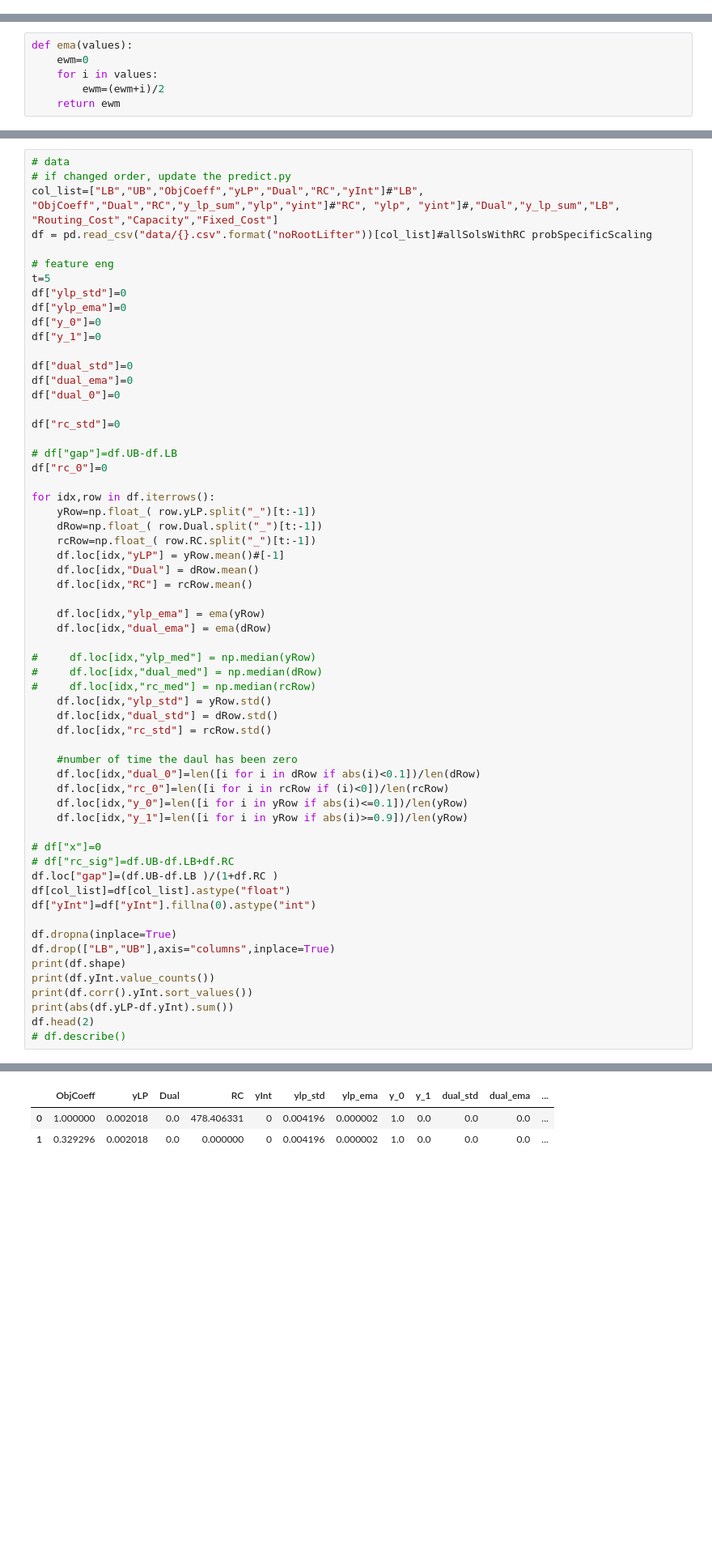
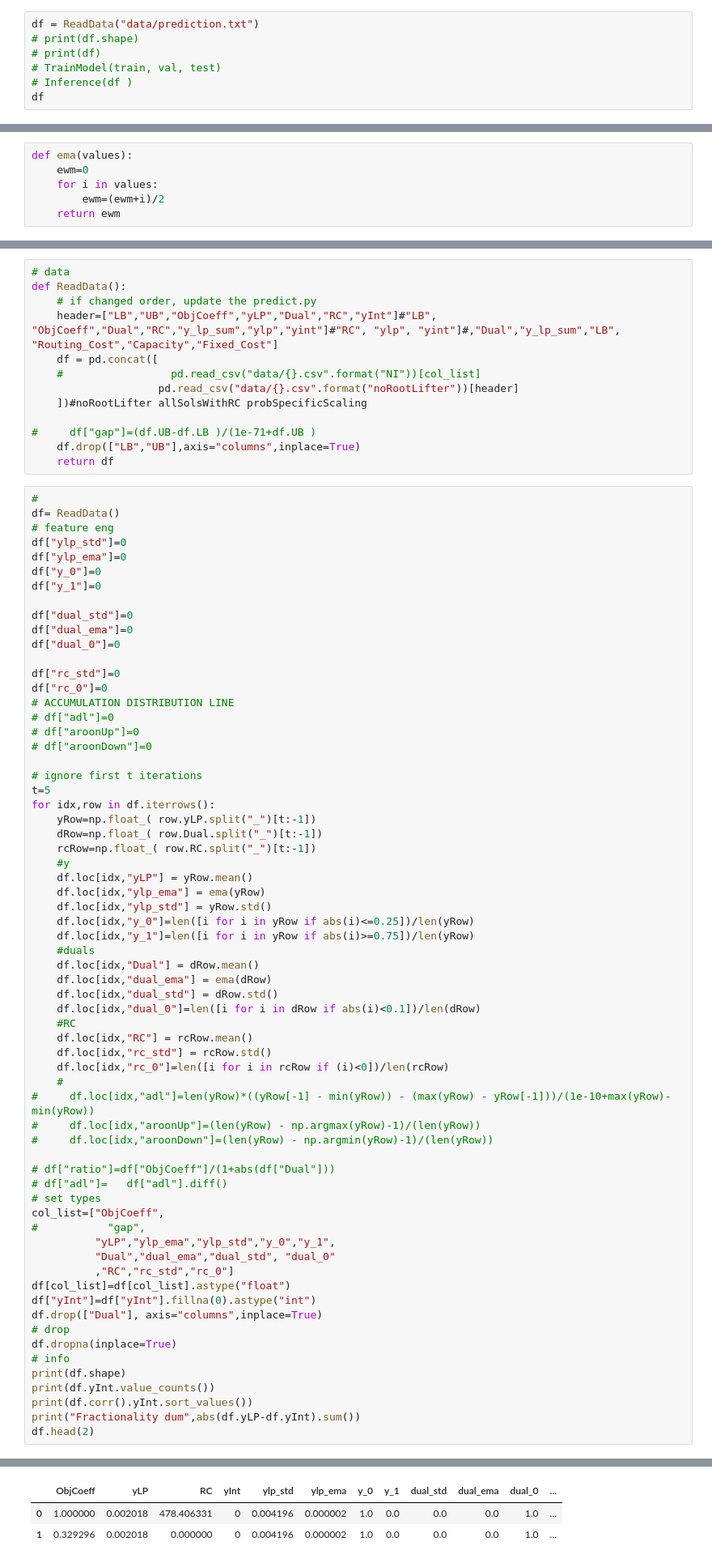
Before and after one commit to Ragheb2464/BCompose, a Jupyter notebook: contrib/ML/ML.ipynb, the cells around one changed output, grey strips where cells are left out. Shown: that part at 81% size. Drawn from its saved outputs; the diff is of its cells as text; blank space fills up the shorter version.

```diff
--- a/contrib/ML/ML.ipynb
+++ b/contrib/ML/ML.ipynb
@@ -0,0 +4,7 @@
+# %%
+df = ReadData("data/prediction.txt")
+# print(df.shape)
+# print(df)
+# TrainModel(train, val, test)
+# Inference(df )
+df
@@ -32,11 +78,20 @@ def ema(values):
+# %%
+# data
+def ReadData():
+    # if changed order, update the predict.py
+    header=["LB","UB","ObjCoeff","yLP","Dual","RC","yInt"]#"LB", "ObjCoeff","Dual","RC","y_lp_sum","ylp","yint"]#"RC", "ylp", "yint"]#,"Dual","y_lp_sum","LB", "Routing_Cost","Capacity","Fixed_Cost"]
+    df = pd.concat([
+    #                 pd.read_csv("data/{}.csv".format("NI"))[col_list]
+                    pd.read_csv("data/{}.csv".format("noRootLifter"))[header]
+    ])#noRootLifter allSolsWithRC probSpecificScaling
+
+#     df["gap"]=(df.UB-df.LB )/(1e-71+df.UB )
+    df.drop(["LB","UB"],axis="columns",inplace=True)
+    return df
 # %%
-# data
-# if changed order, update the predict.py
-col_list=["LB","UB","ObjCoeff","yLP","Dual","RC","yInt"]#"LB", "ObjCoeff","Dual","RC","y_lp_sum","ylp","yint"]#"RC", "ylp", "yint"]#,"Dual","y_lp_sum","LB", "Routing_Cost","Capacity","Fixed_Cost"]
-df = pd.read_csv("data/{}.csv".format("noRootLifter"))[col_list]#allSolsWithRC probSpecificScaling
-
+#
+df= ReadData()
 # feature eng
-t=5
 df["ylp_std"]=0
 df["ylp_ema"]=0
 df["y_0"]=0
@@ -47,46 +102,55 @@ df["dual_ema"]=0
 df["dual_0"]=0
 
 df["rc_std"]=0
+df["rc_0"]=0
+# ACCUMULATION DISTRIBUTION LINE
+# df["adl"]=0
+# df["aroonUp"]=0
+# df["aroonDown"]=0
 
-# df["gap"]=df.UB-df.LB
-df["rc_0"]=0
-
+# ignore first t iterations
+t=5
 for idx,row in df.iterrows():
     yRow=np.float_( row.yLP.split("_")[t:-1])
     dRow=np.float_( row.Dual.split("_")[t:-1])
     rcRow=np.float_( row.RC.split("_")[t:-1])
-    df.loc[idx,"yLP"] = yRow.mean()#[-1]
+    #y
+    df.loc[idx,"yLP"] = yRow.mean()
+    df.loc[idx,"ylp_ema"] = ema(yRow)
+    df.loc[idx,"ylp_std"] = yRow.std()
+    df.loc[idx,"y_0"]=len([i for i in yRow if abs(i)<=0.25])/len(yRow)
+    df.loc[idx,"y_1"]=len([i for i in yRow if abs(i)>=0.75])/len(yRow)
+    #duals
     df.loc[idx,"Dual"] = dRow.mean()
+    df.loc[idx,"dual_ema"] = ema(dRow)
+    df.loc[idx,"dual_std"] = dRow.std()
+    df.loc[idx,"dual_0"]=len([i for i in dRow if abs(i)<0.1])/len(dRow)
+    #RC
     df.loc[idx,"RC"] = rcRow.mean()
+    df.loc[idx,"rc_std"] = rcRow.std()
+    df.loc[idx,"rc_0"]=len([i for i in rcRow if (i)<0])/len(rcRow)
+    #
+#     df.loc[idx,"adl"]=len(yRow)*((yRow[-1] - min(yRow)) - (max(yRow) - yRow[-1]))/(1e-10+max(yRow)-min(yRow))
+#     df.loc[idx,"aroonUp"]=(len(yRow) - np.argmax(yRow)-1)/(len(yRow))
+#     df.loc[idx,"aroonDown"]=(len(yRow) - np.argmin(yRow)-1)/(len(yRow))
 
-    df.loc[idx,"ylp_ema"] = ema(yRow)
-    df.loc[idx,"dual_ema"] = ema(dRow)
-
-#     df.loc[idx,"ylp_med"] = np.median(yRow)
-#     df.loc[idx,"dual_med"] = np.median(dRow)
-#     df.loc[idx,"rc_med"] = np.median(rcRow)
-    df.loc[idx,"ylp_std"] = yRow.std()
-    df.loc[idx,"dual_std"] = dRow.std()
-    df.loc[idx,"rc_std"] = rcRow.std()
-
-    #number of time the daul has been zero
-    df.loc[idx,"dual_0"]=len([i for i in dRow if abs(i)<0.1])/len(dRow)
-    df.loc[idx,"rc_0"]=len([i for i in rcRow if (i)<0])/len(rcRow)
-    df.loc[idx,"y_0"]=len([i for i in yRow if abs(i)<=0.1])/len(yRow)
-    df.loc[idx,"y_1"]=len([i for i in yRow if abs(i)>=0.9])/len(yRow)
-
-# df["x"]=0
-# df["rc_sig"]=df.UB-df.LB+df.RC
-df.loc["gap"]=(df.UB-df.LB )/(1+df.RC )
+# df["ratio"]=df["ObjCoeff"]/(1+abs(df["Dual"]))
+# df["adl"]=   df["adl"].diff()
+# set types
+col_list=["ObjCoeff",
+#           "gap",
+          "yLP","ylp_ema","ylp_std","y_0","y_1",
+          "Dual","dual_ema","dual_std", "dual_0"
+          ,"RC","rc_std","rc_0"]
 df[col_list]=df[col_list].astype("float")
 df["yInt"]=df["yInt"].fillna(0).astype("int")
-
+df.drop(["Dual"], axis="columns",inplace=True)
+# drop
 df.dropna(inplace=True)
-df.drop(["LB","UB"],axis="columns",inplace=True)
+# info
 print(df.shape)
 print(df.yInt.value_counts())
 print(df.corr().yInt.sort_values())
-print(abs(df.yLP-df.yInt).sum())
+print("Fractionality dum",abs(df.yLP-df.yInt).sum())
 df.head(2)
-# df.describe()
 # %% [output]
@@ -113,3 +176,3 @@ Name: yInt, dtype: float64
-|  | ObjCoeff | yLP | Dual | RC | yInt | ylp_std | ylp_ema | y_0 | y_1 | dual_std | dual_ema | ... |
-| 0 | 1.000000 | 0.002018 | 0.0 | 478.406331 | 0 | 0.004196 | 0.000002 | 1.0 | 0.0 | 0.0 | 0.0 | ... |
-| 1 | 0.329296 | 0.002018 | 0.0 | 0.000000 | 0 | 0.004196 | 0.000002 | 1.0 | 0.0 | 0.0 | 0.0 | ... |
+|  | ObjCoeff | yLP | RC | yInt | ylp_std | ylp_ema | y_0 | y_1 | dual_std | dual_ema | dual_0 | ... |
+| 0 | 1.000000 | 0.002018 | 478.406331 | 0 | 0.004196 | 0.000002 | 1.0 | 0.0 | 0.0 | 0.0 | 1.0 | ... |
+| 1 | 0.329296 | 0.002018 | 0.000000 | 0 | 0.004196 | 0.000002 | 1.0 | 0.0 | 0.0 | 0.0 | 1.0 | ... |
```
Also changed, not shown: parts of 15 cells of this notebook, 59 other files.
